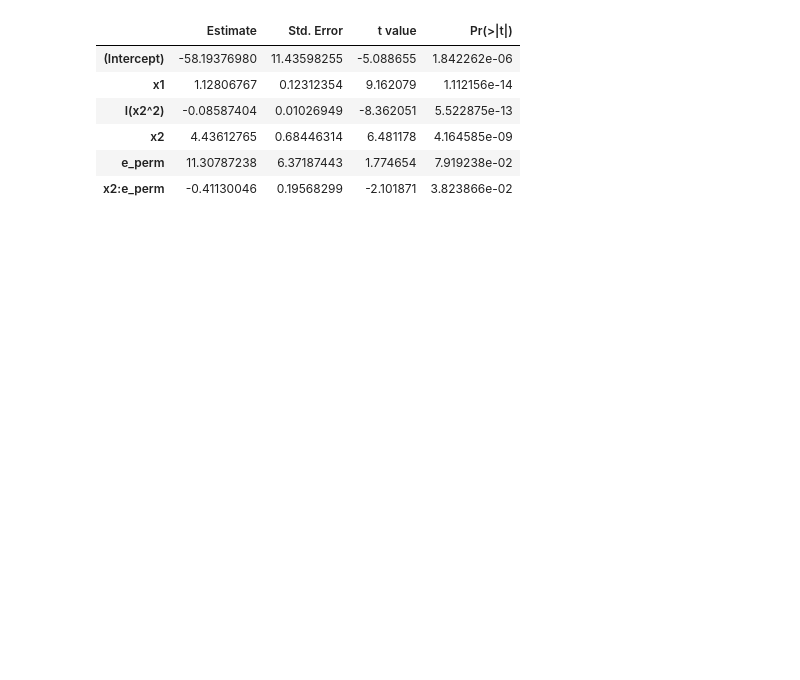
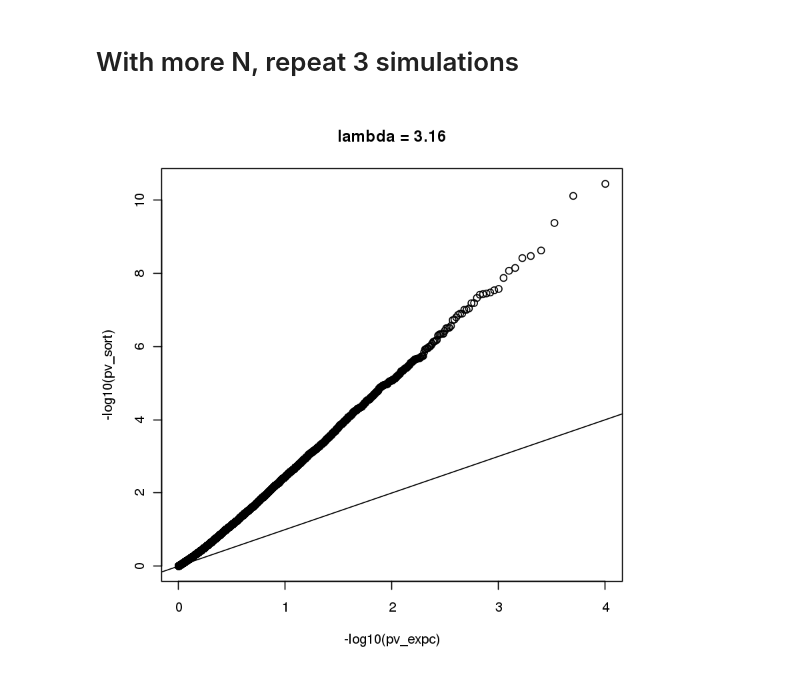
Before and after one commit to hirotaka-i/sandbox, a Jupyter notebook: AlphaInflationForInteractionTerm.ipynb, the cells around one changed output. Cells and saved outputs as stored; diff of their text form; code cells hidden in the pictures; blank space fills up the shorter version.

```diff
--- a/AlphaInflationForInteractionTerm.ipynb
+++ b/AlphaInflationForInteractionTerm.ipynb
@@ -67,13 +67,16 @@ title(sprintf("lambda = %.2f", lambda))
-# %%
-e_perm = sample(e)
-  m1= summary(lm(y ~ x1 + I(x2^2) + x2 * e_perm))
-  pv_intraction = m1$coefficients[6,4] # pvalue for interaction
-m1$coefficients
-# %% [output]
-|  | Estimate | Std. Error | t value | Pr(>|t|) |
-| (Intercept) | -58.19376980 | 11.43598255 | -5.088655 | 1.842262e-06 |
-| x1 | 1.12806767 | 0.12312354 | 9.162079 | 1.112156e-14 |
-| I(x2^2) | -0.08587404 | 0.01026949 | -8.362051 | 5.522875e-13 |
-| x2 | 4.43612765 | 0.68446314 | 6.481178 | 4.164585e-09 |
-| e_perm | 11.30787238 | 6.37187443 | 1.774654 | 7.919238e-02 |
-| x2:e_perm | -0.41130046 | 0.19568299 | -2.101871 | 3.823866e-02 |
+# %% [markdown]
+# With more N, repeat 3 simulations
+# %%
+n = 1000
+x1 = rnorm(n, 0.7, 9)
+x2 = rnorm(n, 30, 10)
+y = b0 + b1 * x1 + b2 * x2 + b3 * (x2-30)^2 + rnorm(n, 0, 12)
+e = rbinom(n, 2, 0.3)
+test = mclapply(1:N_test, test.func, mc.cores = 2) # can use mc.cores > 1 if not windows.
+pv_sort = sort(do.call(rbind, test))
+plot(-log10(pv_expc), -log10(pv_sort))
+abline(0, 1)
+lambda = qchisq(1-median(pv_sort),1) / qchisq(1-median(0.5),1)
+title(sprintf("lambda = %.2f", lambda))
+# %% [output]
+[figure, added]
```
Also changed, not shown: parts of 8 cells of this notebook.
